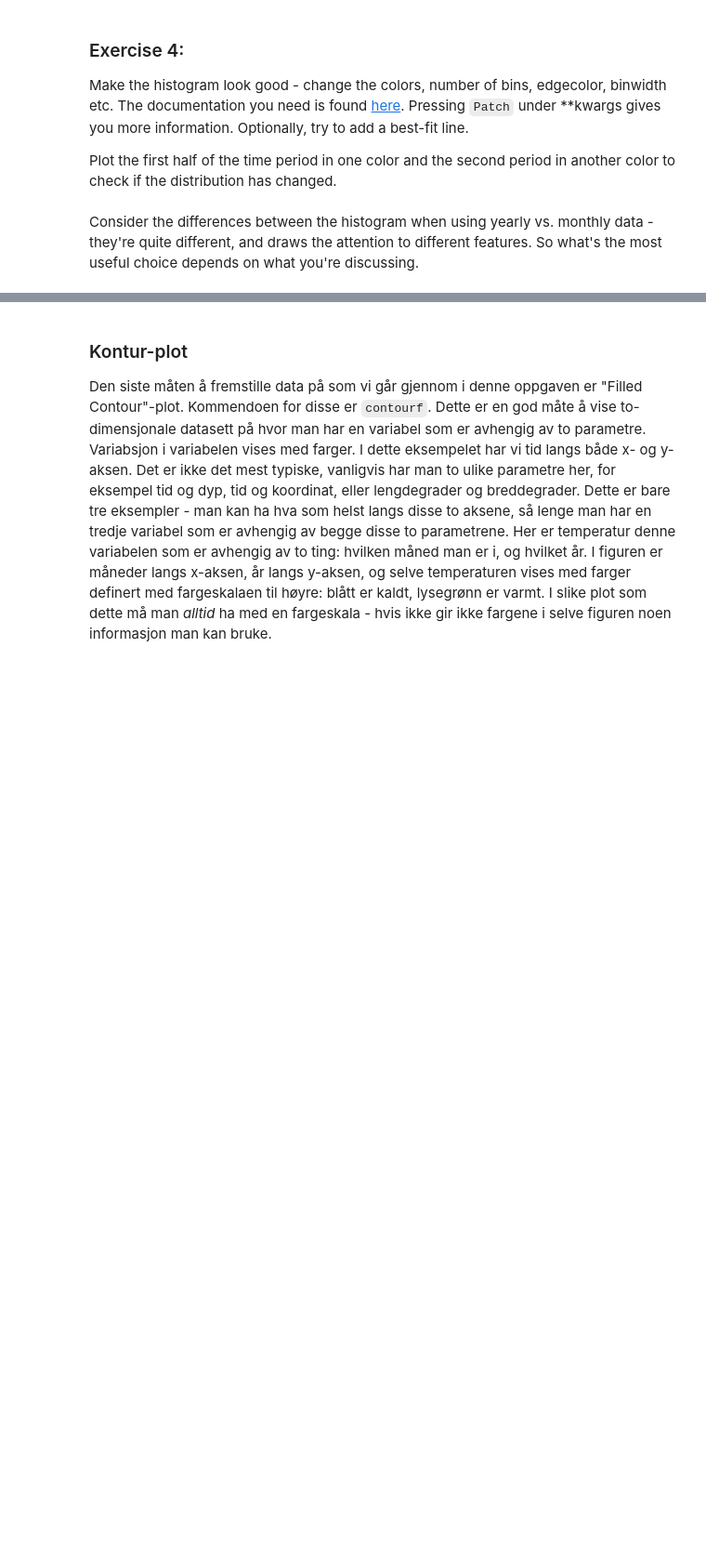
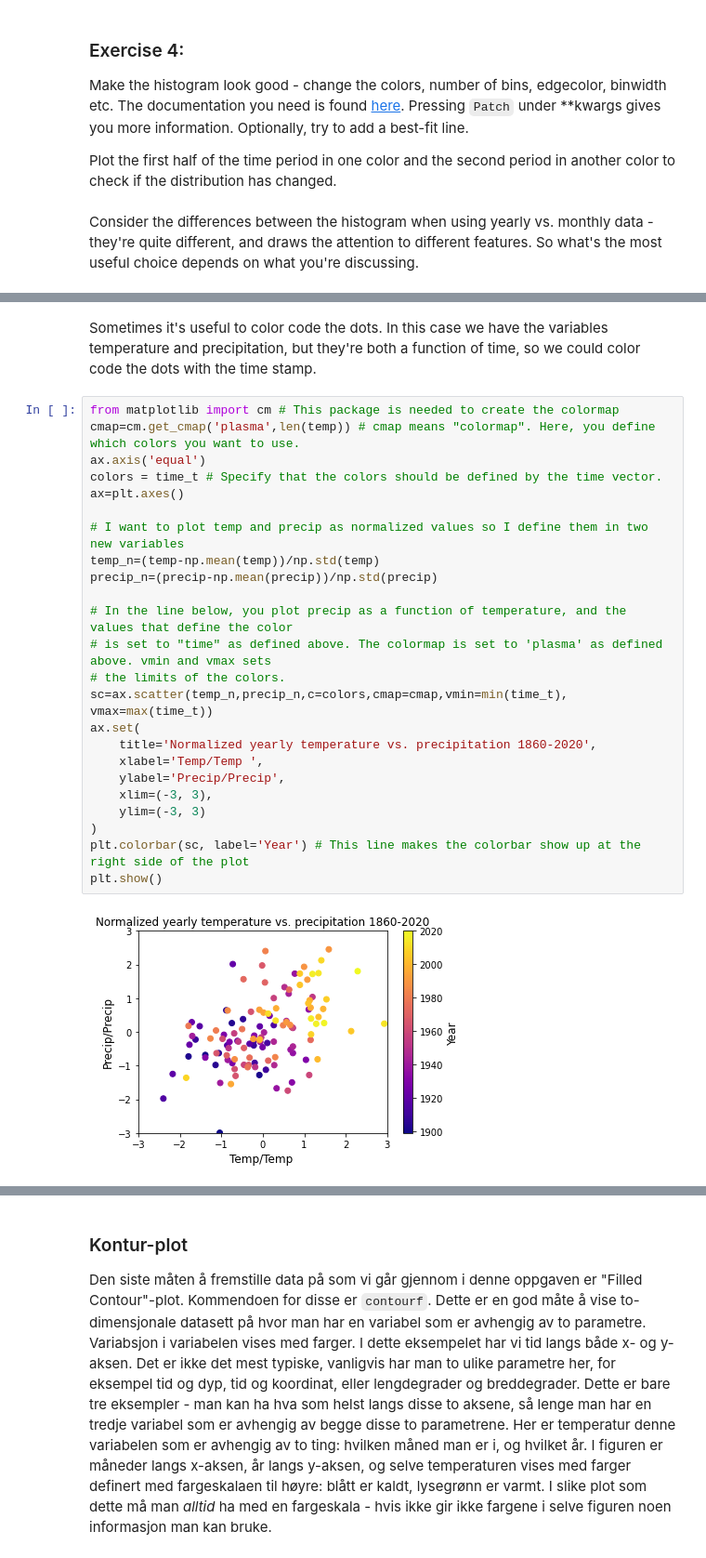
Before and after one commit to julienweihs/GEOF, a Jupyter notebook: Jupyter/Figures.ipynb, the cells around one changed output, grey strips where cells are left out. Shown at 93% size. Drawn from its saved outputs; the diff is of its cells as text; blank space fills up the shorter version.

```diff
--- a/Jupyter/Figures.ipynb
+++ b/Jupyter/Figures.ipynb
@@ -249,0 +240,28 @@ Bytt om få skriptet over slik at tid er langs x-aksen, temperatur langs y-aksen
+# %% [markdown]
+Sometimes it's useful to color code the dots. In this case we have the variables temperature and precipitation, but they're both a function of time, so we could color code the dots with the time stamp.
+# %%
+from matplotlib import cm # This package is needed to create the colormap
+cmap=cm.get_cmap('plasma',len(temp)) # cmap means "colormap". Here, you define which colors you want to use.
+ax.axis('equal')
+colors = time_t # Specify that the colors should be defined by the time vector.
+ax=plt.axes()
+
+# I want to plot temp and precip as normalized values so I define them in two new variables
+temp_n=(temp-np.mean(temp))/np.std(temp)
+precip_n=(precip-np.mean(precip))/np.std(precip)
+
+# In the line below, you plot precip as a function of temperature, and the values that define the color
+# is set to "time" as defined above. The colormap is set to 'plasma' as defined above. vmin and vmax sets
+# the limits of the colors.
+sc=ax.scatter(temp_n,precip_n,c=colors,cmap=cmap,vmin=min(time_t), vmax=max(time_t))
+ax.set(
+    title='Normalized yearly temperature vs. precipitation 1860-2020',
+    xlabel='Temp/Temp ',
+    ylabel='Precip/Precip',
+    xlim=(-3, 3),
+    ylim=(-3, 3)
+)
+plt.colorbar(sc, label='Year') # This line makes the colorbar show up at the right side of the plot
+plt.show()
+# %% [output]
+[figure, added]
```
Also changed, not shown: parts of 14 cells of this notebook.
